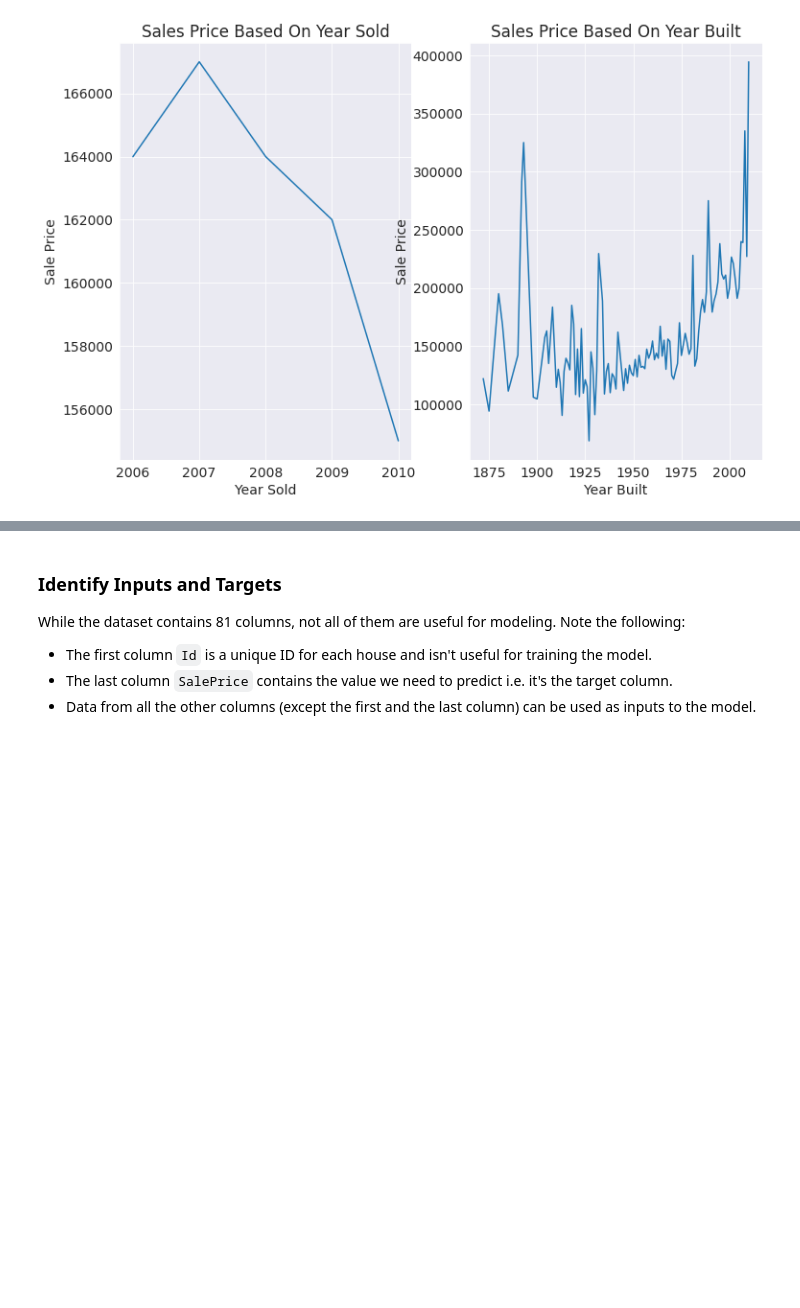
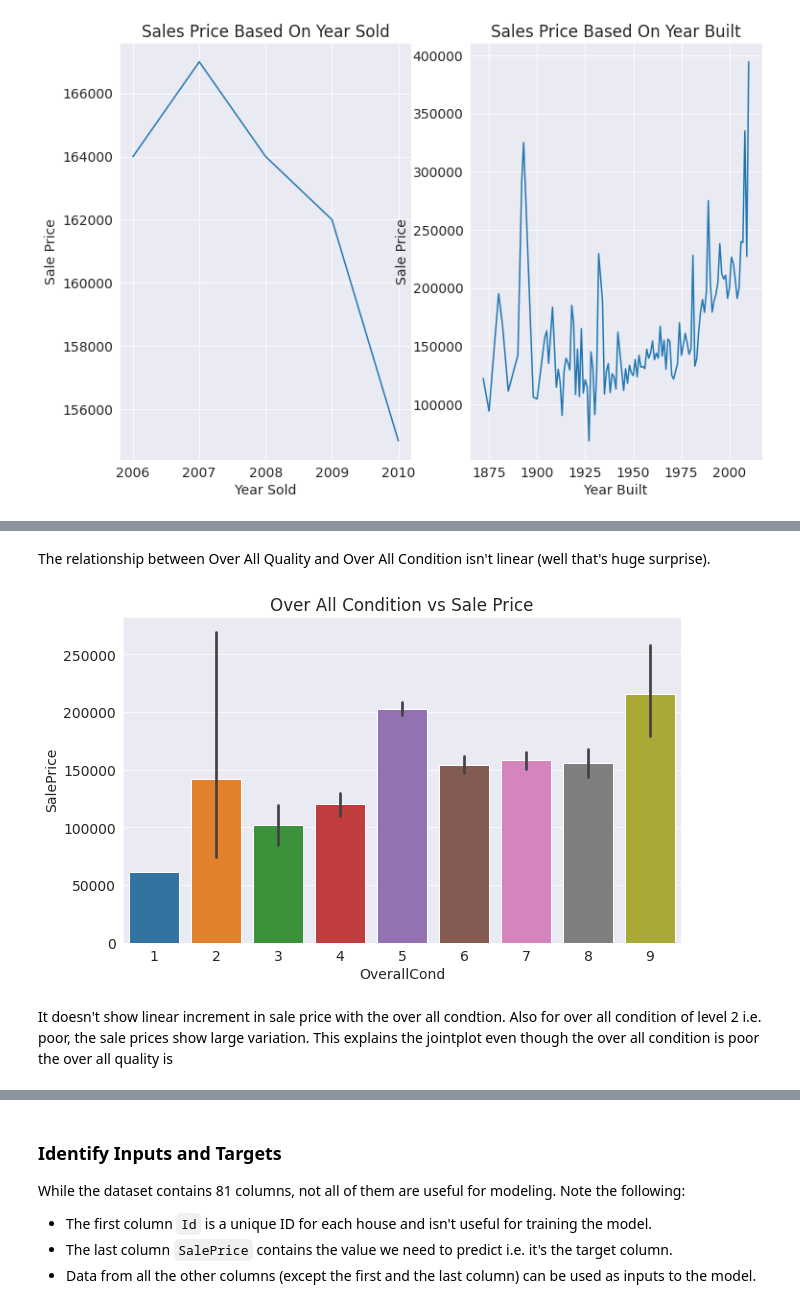
Before and after one commit to prasadposture/House-Prices---Advanced-Regression-Techniques, a Jupyter notebook: House Price Predictions.ipynb, the cells around one changed output, grey strips where cells are left out. Saved outputs shown, nothing was run; the diff lists cells and outputs as text; code cells hidden in the pictures; blank space fills up the shorter version.

```diff
--- a/House Price Predictions.ipynb
+++ b/House Price Predictions.ipynb
@@ -103,0 +115,9 @@ More EDA Coming Soon..
+# %% [markdown]
+The relationship between Over All Quality and Over All Condition isn't linear (well that's huge surprise).
+# %%
+sns.barplot(x=prices_df['OverallCond'],y=prices_df['SalePrice'])
+plt.title('Over All Condition vs Sale Price');
+# %% [output]
+[figure, added]
+# %% [markdown]
+It doesn't show linear increment in sale price with the over all condtion. Also for over all condition of level 2 i.e. poor, the sale prices show large variation. This explains the jointplot even though the over all condition is poor the over all quality is
```
Also changed, not shown: parts of 23 cells of this notebook.
